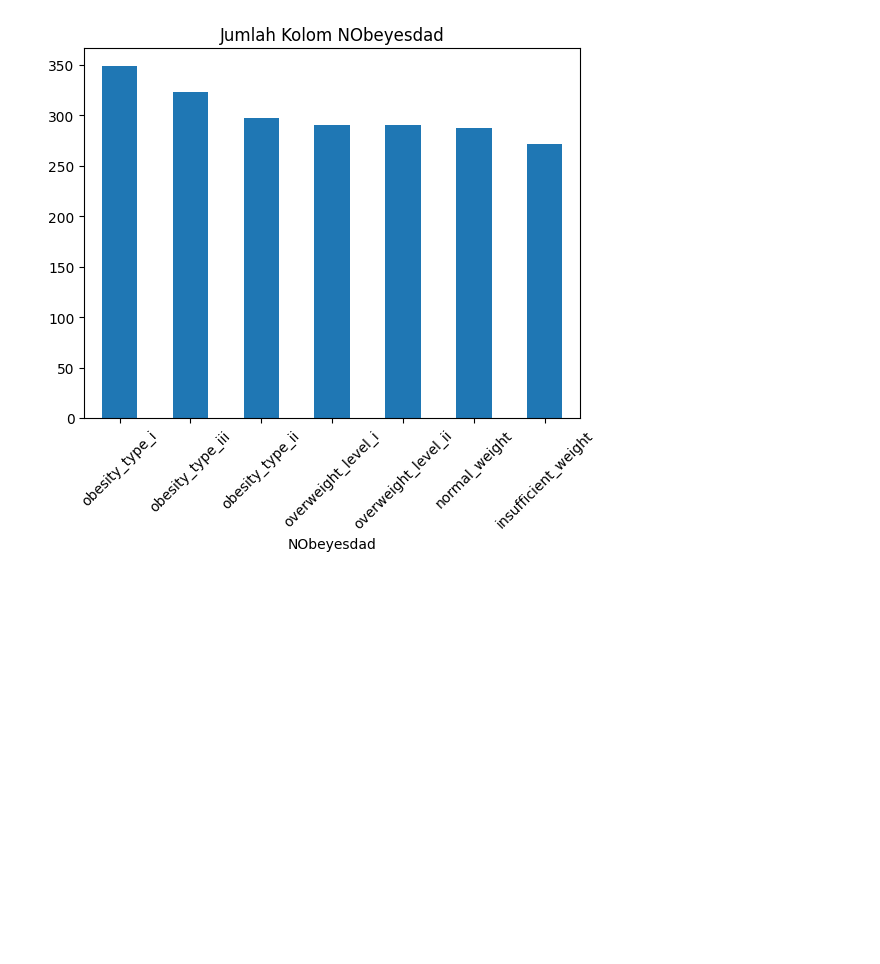
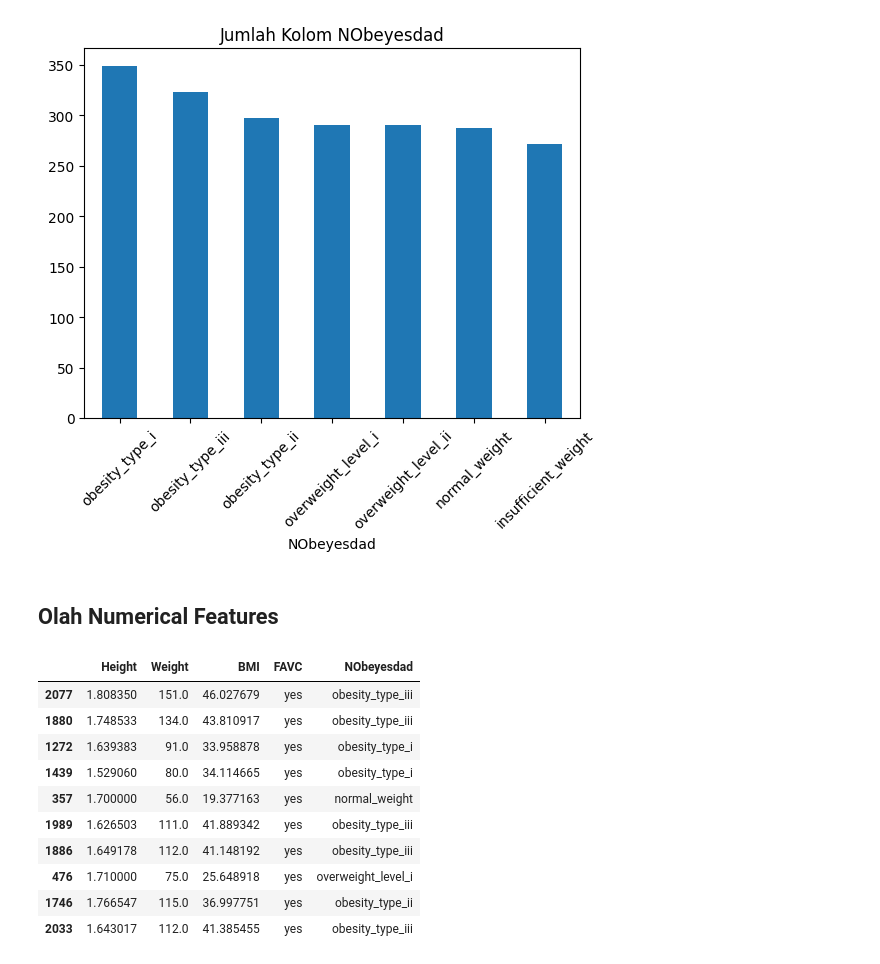
Before and after one commit to ishala/obesity-analysis-and-recommender-system, a Jupyter notebook: Submission 1/analisis.ipynb, the cells around one changed output. Saved outputs shown, nothing was run; the diff lists cells and outputs as text; code cells hidden in the pictures; blank space fills up the shorter version.

Commit message:
updating EDA univariate (categorical and numerical features)

```diff
--- a/Submission 1/analisis.ipynb
+++ b/Submission 1/analisis.ipynb
@@ -465,3 +473,19 @@ overweight_level_ii            290        13.8
 normal_weight                  287        13.6
 insufficient_weight            272        12.9
 [figure]
+# %% [markdown]
+## Olah Numerical Features
+# %%
+cleanedObesDf.sample(10)
+# %% [output]
+|  | Height | Weight | BMI | FAVC | NObeyesdad |
+| 2077 | 1.808350 | 151.0 | 46.027679 | yes | obesity_type_iii |
+| 1880 | 1.748533 | 134.0 | 43.810917 | yes | obesity_type_iii |
+| 1272 | 1.639383 | 91.0 | 33.958878 | yes | obesity_type_i |
+| 1439 | 1.529060 | 80.0 | 34.114665 | yes | obesity_type_i |
+| 357 | 1.700000 | 56.0 | 19.377163 | yes | normal_weight |
+| 1989 | 1.626503 | 111.0 | 41.889342 | yes | obesity_type_iii |
+| 1886 | 1.649178 | 112.0 | 41.148192 | yes | obesity_type_iii |
+| 476 | 1.710000 | 75.0 | 25.648918 | yes | overweight_level_i |
+| 1746 | 1.766547 | 115.0 | 36.997751 | yes | obesity_type_ii |
+| 2033 | 1.643017 | 112.0 | 41.385455 | yes | obesity_type_iii |
```
Also changed, not shown: parts of 3 cells of this notebook.
